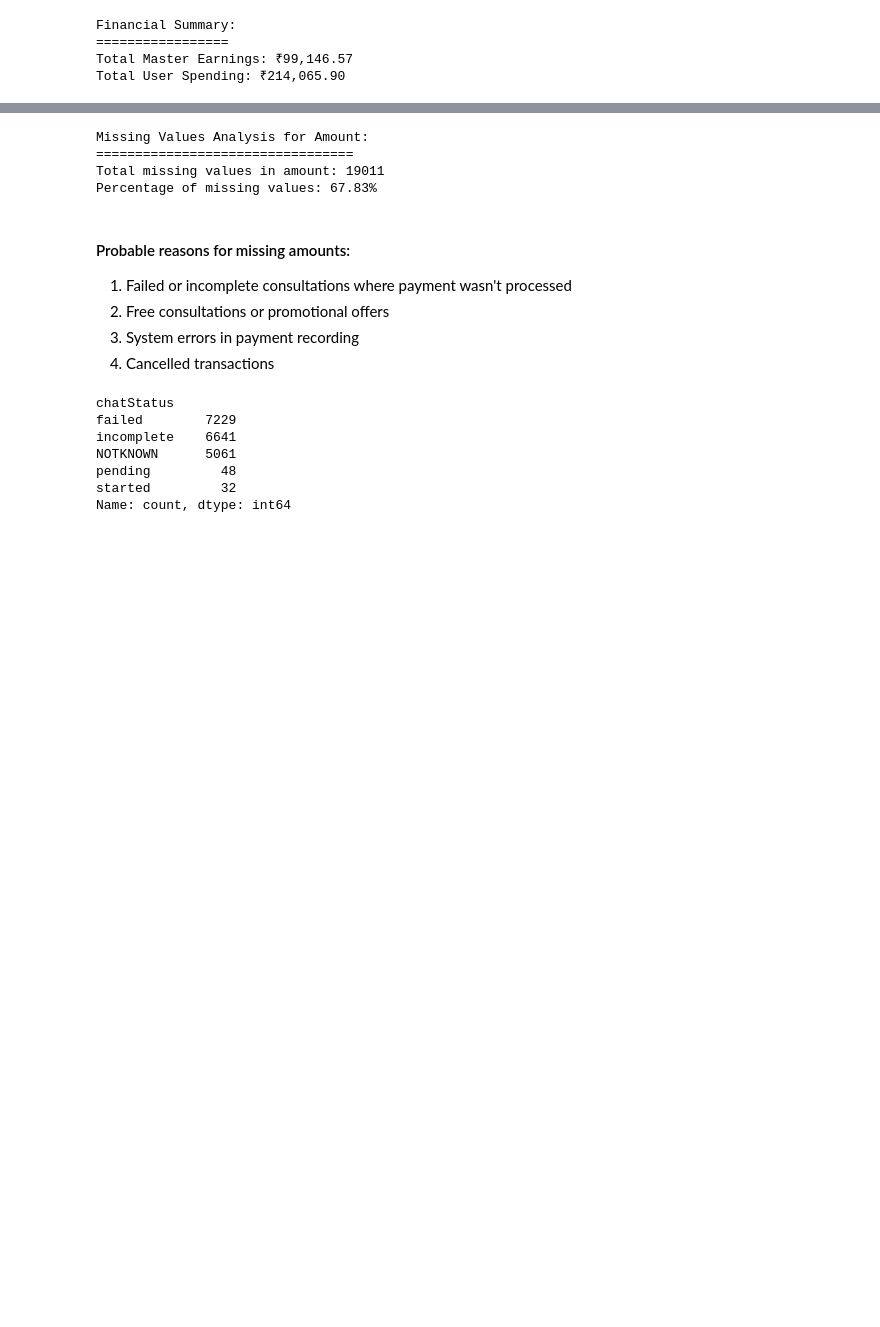
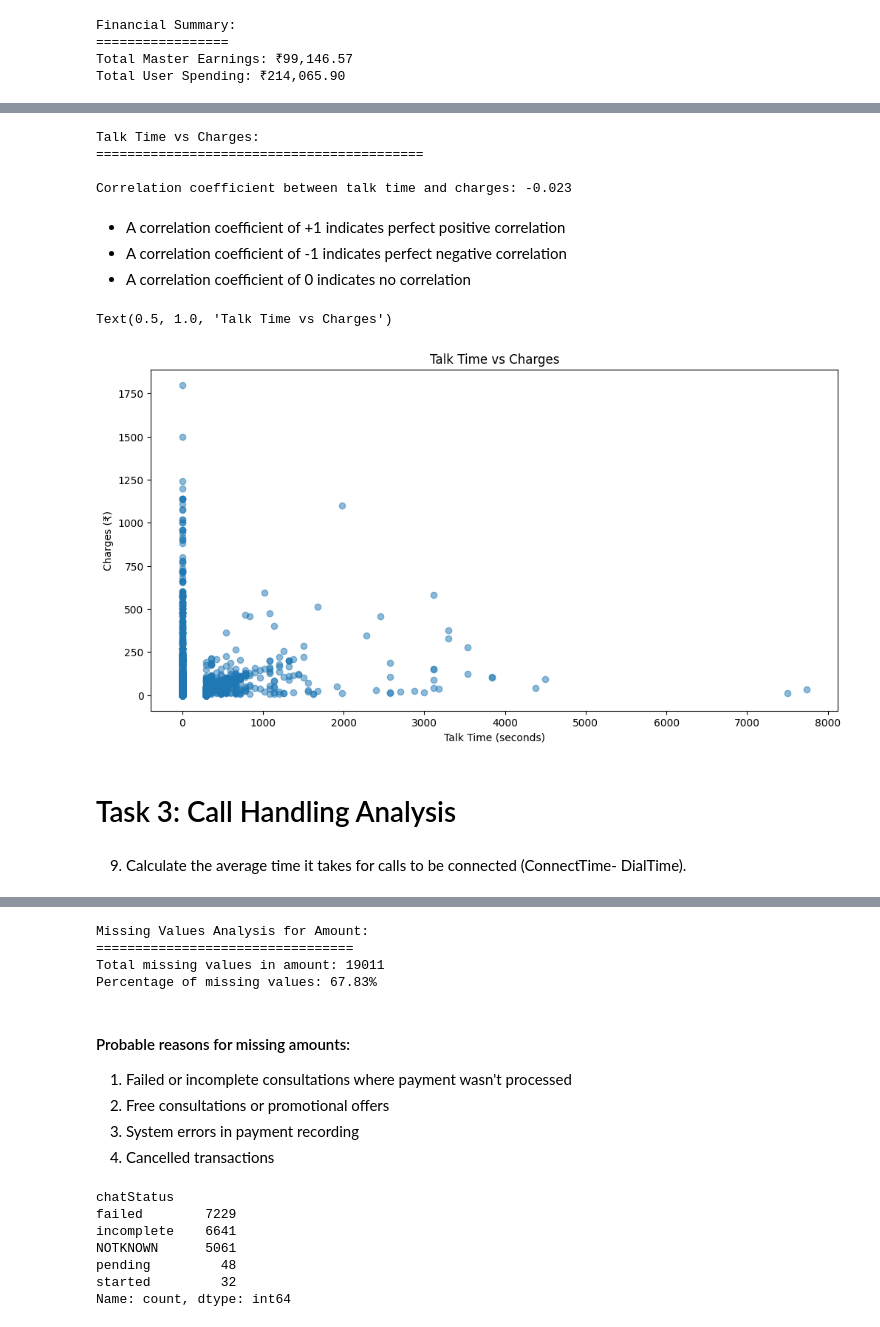
Before and after one commit to abhashgoyal/GuruCool-Analysis, a Jupyter notebook: Notebook/DataExplorations.ipynb, the cells around one changed output, grey strips where cells are left out. Saved outputs shown, nothing was run; the diff lists cells and outputs as text; code cells hidden in the pictures; blank space fills up the shorter version.

Commit message:
Task 3 COmpleted

```diff
--- a/Notebook/DataExplorations.ipynb
+++ b/Notebook/DataExplorations.ipynb
@@ -807,0 +802,33 @@ Average User Spending: ₹7.64
+# %%
+print("\nTalk Time vs Charges:")
+print("==========================================")
+
+correlation = data['chatSeconds'].corr(data['amount'])
+print(f"\nCorrelation coefficient between talk time and charges: {correlation:.3f}")
+# %% [output]
+Talk Time vs Charges:
+==========================================
+
+Correlation coefficient between talk time and charges: -0.023
+# %% [markdown]
+- A correlation coefficient of +1 indicates perfect positive correlation
+- A correlation coefficient of -1 indicates perfect negative correlation
+- A correlation coefficient of 0 indicates no correlation
+# %%
+plt.figure(figsize=(12,6))
+
+mask = data['chatSeconds'].notna() & data['amount'].notna()
+chat_seconds = data.loc[mask, 'chatSeconds']
+amounts = data.loc[mask, 'amount']
+
+plt.scatter(chat_seconds, amounts, alpha=0.5)
+plt.xlabel('Talk Time (seconds)')
+plt.ylabel('Charges (₹)')
+plt.title('Talk Time vs Charges')
+# %% [output]
+Text(0.5, 1.0, 'Talk Time vs Charges')
+[figure, added]
+# %% [markdown]
+# Task 3: Call Handling Analysis
+# %% [markdown]
+ 9. Calculate the average time it takes for calls to be connected (ConnectTime- DialTime).
```
Also changed, not shown: parts of 40 cells of this notebook, 1 other file.
